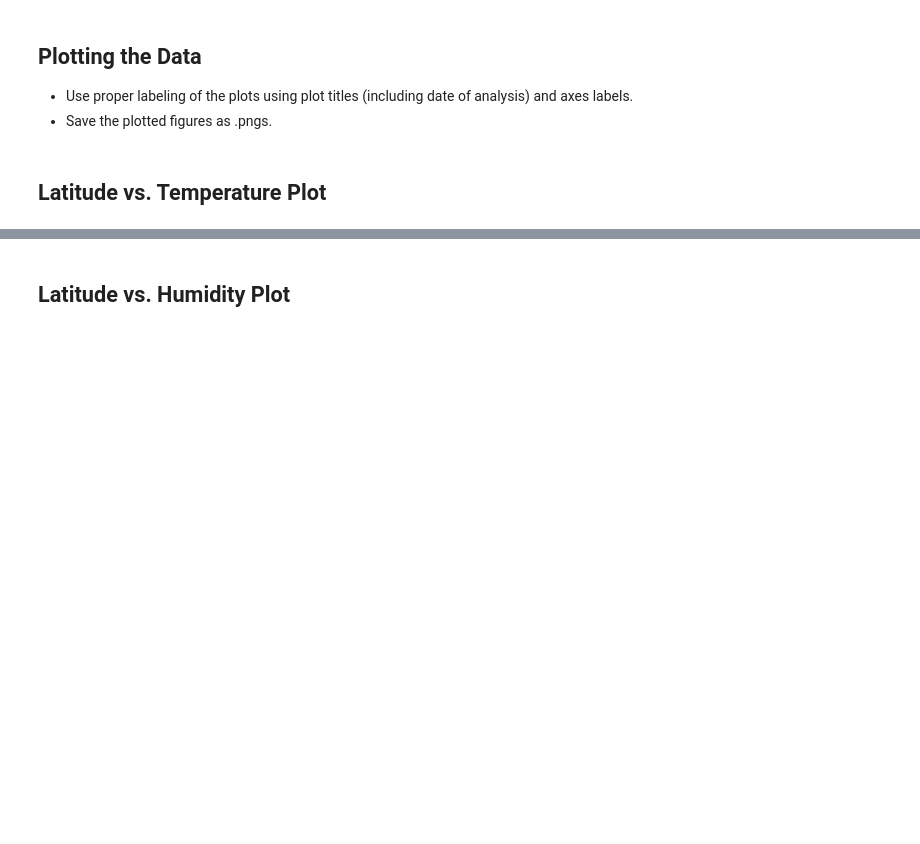
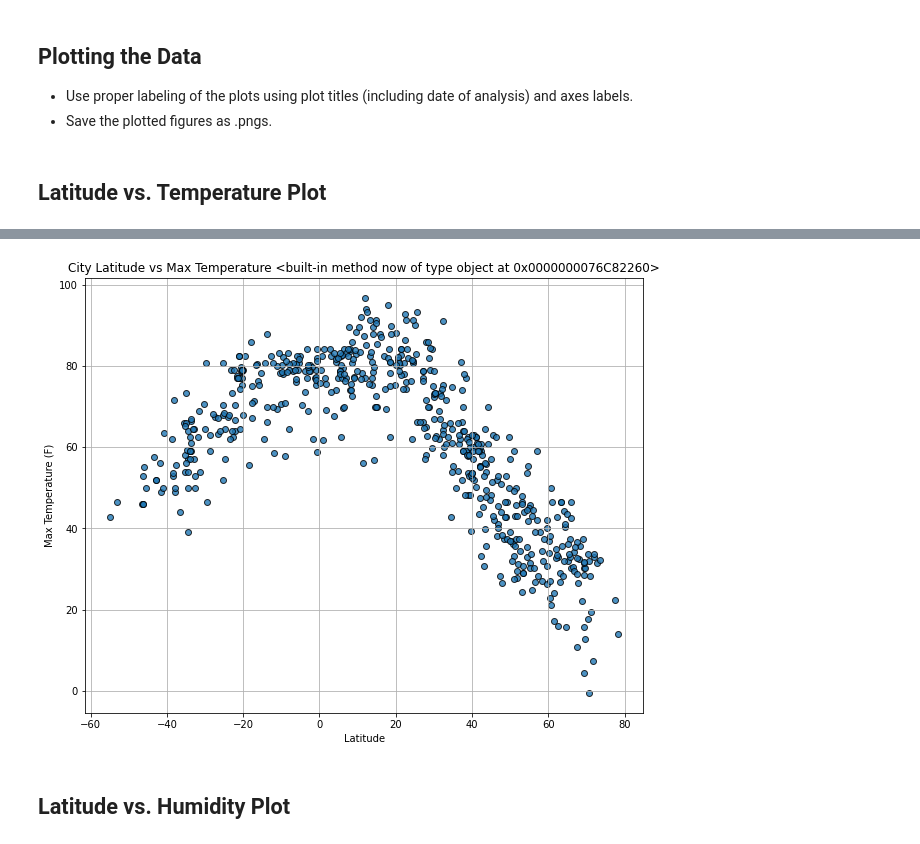
Before and after one commit to Jeffsfine/python-api-challenge, a Jupyter notebook: WeatherPy/WeatherPy.ipynb, the cells around one changed output, grey strips where cells are left out. Cells and saved outputs as stored; diff of their text form; code cells hidden in the pictures; blank space fills up the shorter version.

```diff
--- a/WeatherPy/WeatherPy.ipynb
+++ b/WeatherPy/WeatherPy.ipynb
@@ -235,2 +205,18 @@ Int64Index([], dtype='int64')
+# %%
+date_time = datetime.now
+
+# Create a scatter plot for latitude vs max temperature.
+x_values = weather_df['Lat']
+y_values = weather_df['Max Temp']
+fig1, ax1 = plt.subplots(figsize=(10,8))
+plt.scatter(x_values, y_values,alpha = 0.80, edgecolors = "k", linewidths = 1)
+plt.xlabel('Latitude')
+plt.ylabel('Max Temperature (F)')
+plt.title(f"City Latitude vs Max Temperature {date_time}")
+plt.grid()
+plt.savefig("../output_data/latitude_vs_temperature.png", bbox_inches="tight")
+plt.show()
+# %% [output]
+[figure, added]
 # %% [markdown]
 ## Latitude vs. Humidity Plot
```
Also changed, not shown: parts of 37 cells of this notebook.
